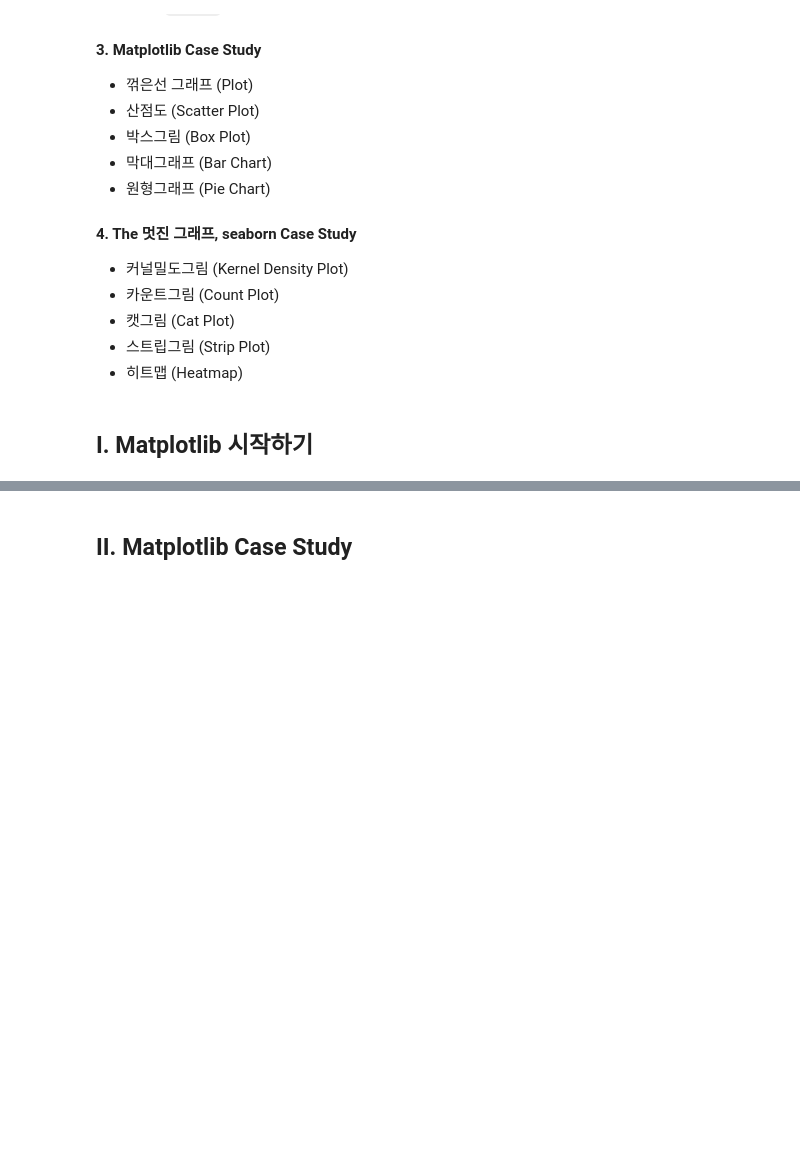
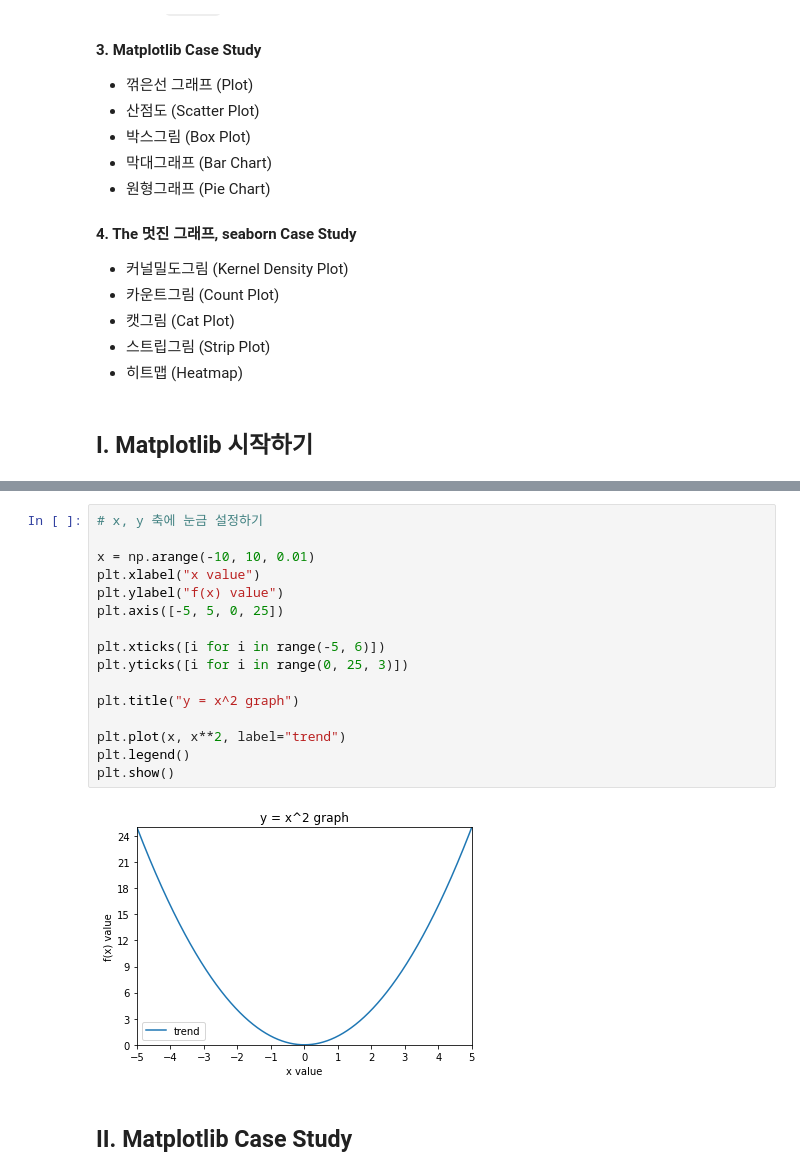
Before and after one commit to super-corini/programmers_kdt_II, a Jupyter notebook: 3. python으로 멋드러진 그래프 그리기, Matplotlib.ipynb, the cells around one changed output, grey strips where cells are left out. Cells and saved outputs as stored; diff of their text form; blank space fills up the shorter version.

```diff
--- a/3. python으로 멋드러진 그래프 그리기, Matplotlib.ipynb
+++ b/3. python으로 멋드러진 그래프 그리기, Matplotlib.ipynb
@@ -30,2 +56,20 @@
+# %%
+# x, y 축에 눈금 설정하기
+
+x = np.arange(-10, 10, 0.01)
+plt.xlabel("x value")
+plt.ylabel("f(x) value")
+plt.axis([-5, 5, 0, 25])
+
+plt.xticks([i for i in range(-5, 6)])
+plt.yticks([i for i in range(0, 25, 3)])
+
+plt.title("y = x^2 graph")
+
+plt.plot(x, x**2, label="trend")
+plt.legend()
+plt.show()
+# %% [output]
+[figure, added]
 # %% [markdown]
 ## II. Matplotlib Case Study
```
Also changed, not shown: parts of 21 cells of this notebook.
